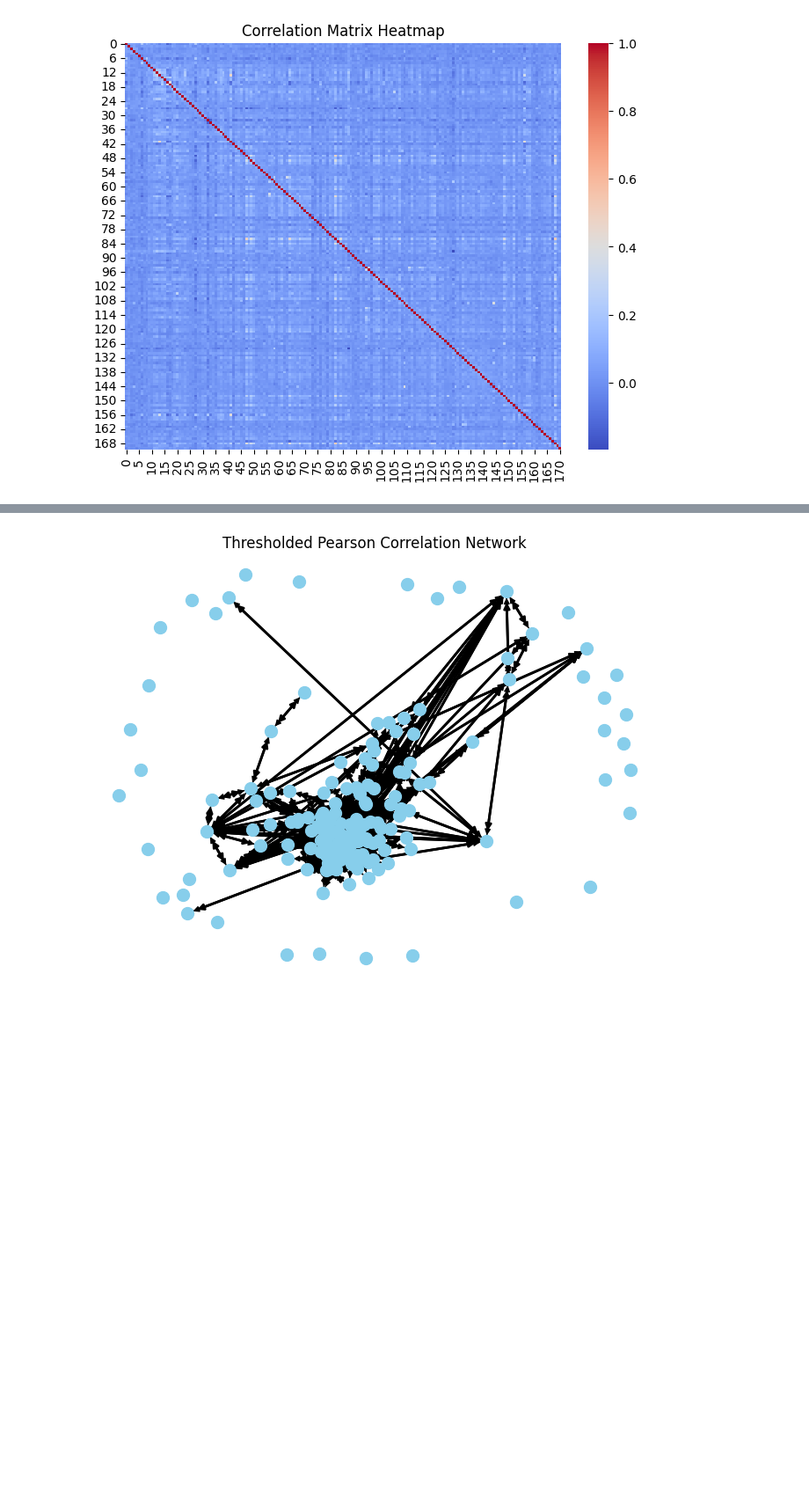
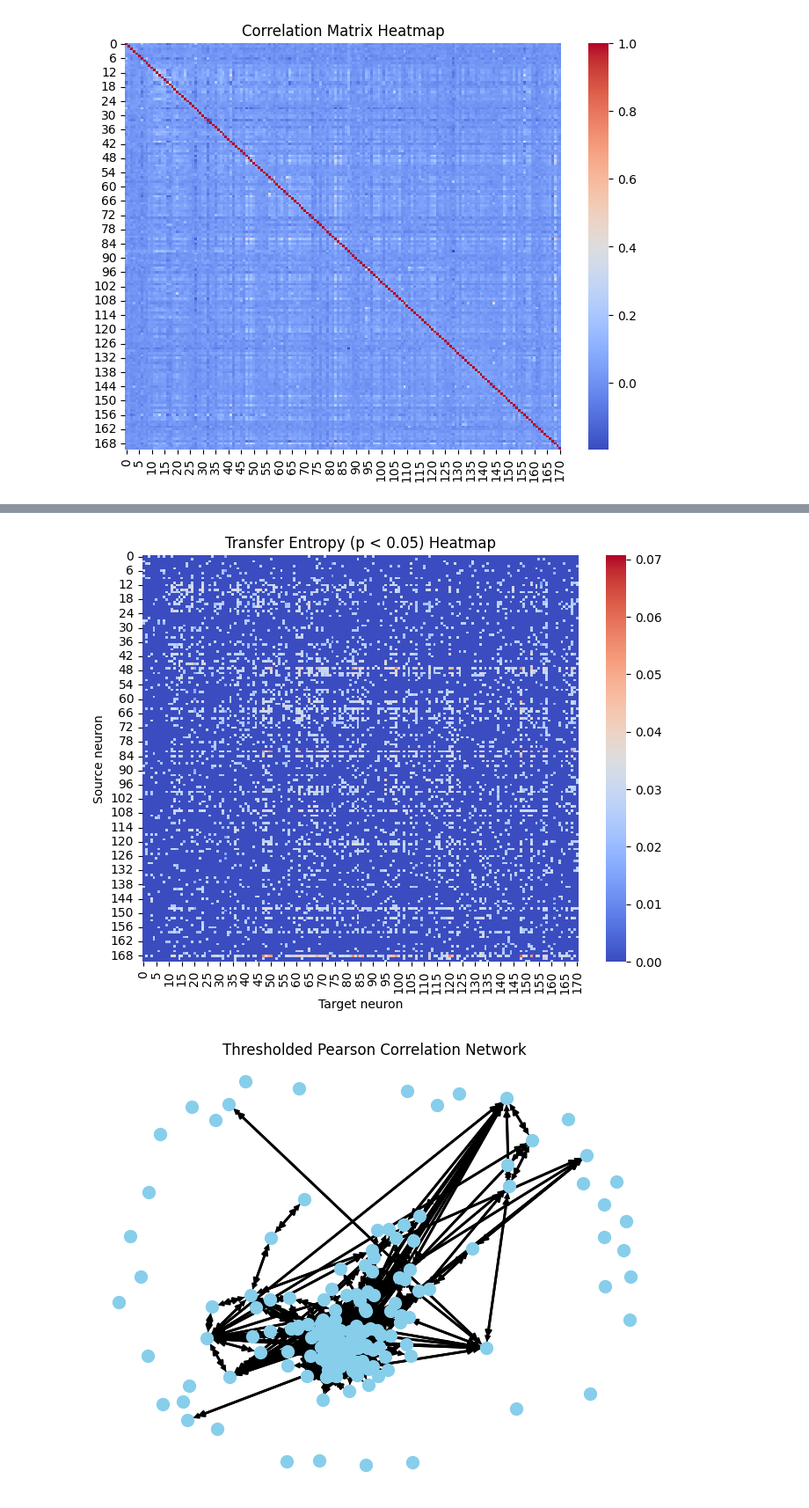
Before and after one commit to c-carolinel/jc, a Jupyter notebook: 1_preprocessing.ipynb, the cells around one changed output, grey strips where cells are left out. Shown at 88% size. Cells and saved outputs as stored; diff of their text form; code cells hidden in the pictures; blank space fills up the shorter version.

```diff
--- a/1_preprocessing.ipynb
+++ b/1_preprocessing.ipynb
@@ -57,18 +66,91 @@ plt.show()
 # %%
 # 3. Statistical filtering
 # For each pair:
     # Shuffle source neuron
     # Recompute TE
     # Build null distribution
     # Compute p-value
-adjacency = (te_matrix > threshold) & (p_values < 0.05)
+
+# data_array = coalesced_data[:, :, np.newaxis]  # using coalesced data for TE calculation
+
+# data = Data(
+#     data_array,
+#     dim_order='psr'  # processes, samples (time)
+# )
+# #shuffling is done internally by the BivariateTE class when performing permutation testing
+# settings = {
+#     'cmi_estimator': 'jidt_discrete',
+#     'min_lag_sources': 1,
+#     'max_lag_sources': 5,
+#     'n_perm_max_stat': 100  # number of permutations for null distribution
+# }
+# # results will contain the TE values and p-values for each pair of neurons
+# bte = BivariateTE()
+# %pip install setuptools==68.0.0
+# results = bte.analyse_network(settings=settings, data=data)
+# n = data.n_processes
+# te_matrix = np.zeros((n, n))
+# p_matrix = np.ones((n, n))
+# # Fill the TE and p-value matrices from the results
+# for target in results.targets_analysed:
+#     sources = results.get_target_sources(target)
+#     for source in sources:
+#         te_val = results.get_single_edge(source, target, 'te')
+#         p_val = results.get_single_edge(source, target, 'pval')
+#         te_matrix[source, target] = te_val
+#         p_matrix[source, target] = p_val
+# #heatmap
+# plt.figure(figsize=(8, 6))
+# sig_te = np.where(p_matrix < 0.05, te_matrix, 0)
+# sns.heatmap(sig_te, cmap='coolwarm')
+# plt.title('Transfer Entropy (p < 0.05) heatmap')
+# plt.xlabel('Target neuron')
+# plt.ylabel('Source neuron')
+# plt.show()
+te_matrix = np.zeros((n_neurons, n_neurons))
+# Compute TE for all pairs (i, j)
+for i in range(n_neurons):
+    for j in range(n_neurons):
+        if i != j:
+            te_matrix[i, j] = transfer_entropy(
+                coalesced_data[i],
+                coalesced_data[j],
+                k=1
+            )
+# Now compute p-values using surrogate data
+n_surrogates = 100
+p_matrix = np.ones((n_neurons, n_neurons))
+# Compute p-values for all pairs (i, j)
+for i in range(n_neurons):
+    for j in range(n_neurons):
+        if i == j:
+            continue
+        source = coalesced_data[i]
+        target = coalesced_data[j]
+        true_te = te_matrix[i, j]
+        null_dist = np.zeros(n_surrogates)
+        for s in range(n_surrogates):
+            shift = np.random.randint(len(source))
+            surrogate = np.roll(source, shift)
+            null_dist[s] = transfer_entropy(surrogate, target, k=1)
+        p_matrix[i, j] = np.mean(null_dist >= true_te)
+sig_te = np.where(p_matrix < 0.05, te_matrix, 0)
+
+plt.figure(figsize=(8, 6))
+sns.heatmap(sig_te, cmap='coolwarm')
+plt.title('Transfer Entropy (p < 0.05) Heatmap')
+plt.xlabel('Target neuron')
+plt.ylabel('Source neuron')
+plt.show()
 
 # 4. Thresholding/sparsification
 # Options:
     # Fixed TE threshold
     # Statistical threshold (preferred)
     # Top X% strongest edges
     # False Discovery Rate (FDR)
+# %% [output]
+[figure, added]
 # %%
 corr_matrix = np.corrcoef(norm_data)
 
```
Also changed, not shown: parts of 3 cells of this notebook, 3 other files.
